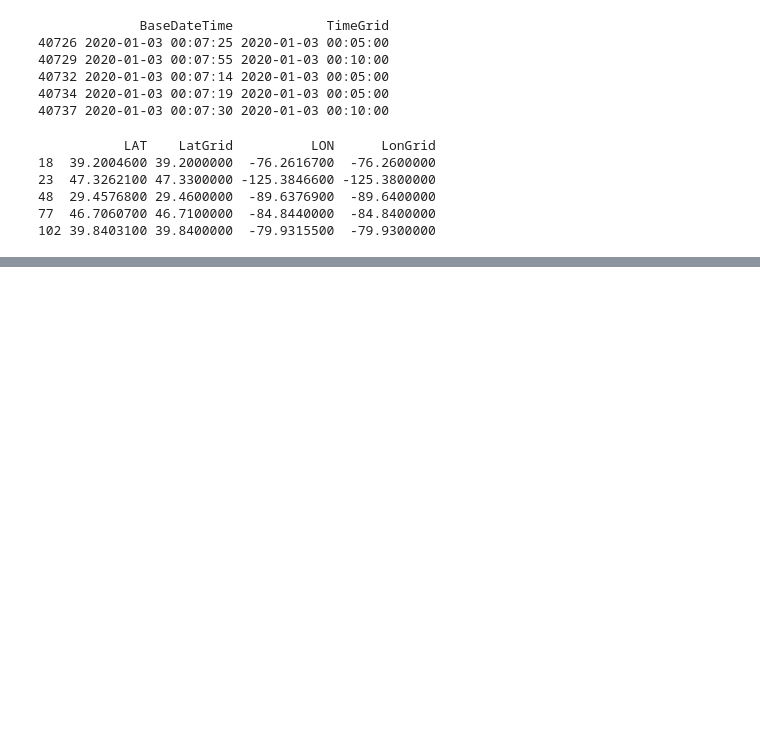
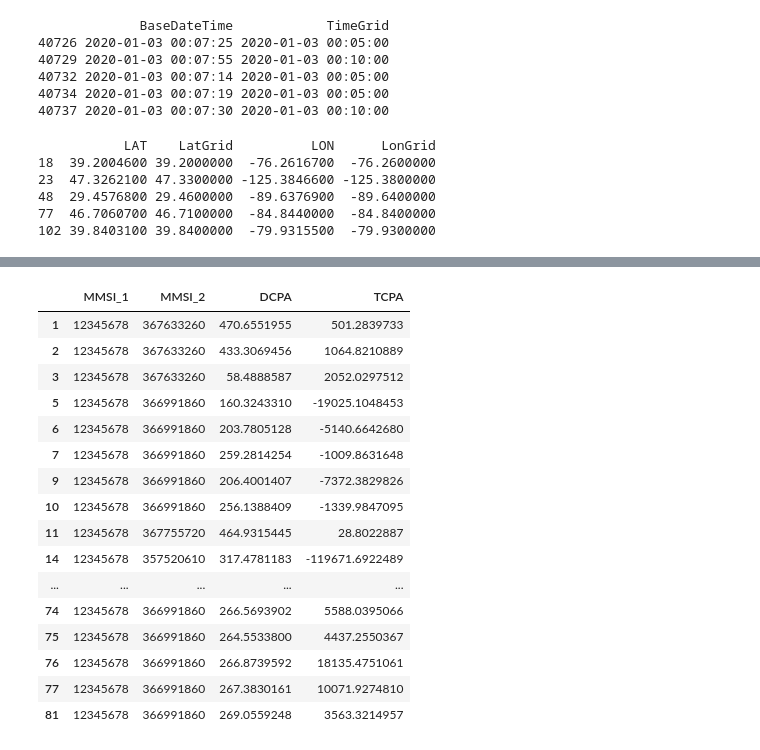
Before and after one commit to burakltnds/Telemetri_Verileriyle_Carpisma_Risk_Analizi, a Jupyter notebook: gemi_telemetri_verileriyle_carpisma_risk_analizi.ipynb, the cells around one changed output, grey strips where cells are left out. Saved outputs shown, nothing was run; the diff lists cells and outputs as text; code cells hidden in the pictures; blank space fills up the shorter version.

```diff
--- a/gemi_telemetri_verileriyle_carpisma_risk_analizi.ipynb
+++ b/gemi_telemetri_verileriyle_carpisma_risk_analizi.ipynb
@@ -520,0 +601,41 @@ clean_df.describe()
+# %%
+dY = (pairs_df["LAT_2"] - pairs_df["LAT_1"]) * 111320
+dX = (pairs_df["LON_2"] - pairs_df["LON_1"]) * 111320 * np.cos(np.radians(pairs_df["LAT_1"]))
+
+v1_ms = pairs_df["SOG_1"] * 0.514444
+vx1 = v1_ms * np.sin(np.radians(pairs_df["COG_1"]))
+vy1 = v1_ms * np.cos(np.radians(pairs_df["COG_1"]))
+
+v2_ms = pairs_df["SOG_2"] * 0.514444
+vx2 = v2_ms * np.sin(np.radians(pairs_df["COG_2"]))
+vy2 = v2_ms * np.cos(np.radians(pairs_df["COG_2"]))
+
+dVx = vx2 - vx1
+dVy = vy2 - vy1
+v_rel_sq = dVx**2 + dVy**2
+
+v_rel_sq = np.where(v_rel_sq == 0, 1e-6, v_rel_sq)
+
+pairs_df["TCPA"] = -(dX * dVx + dY * dVy) / v_rel_sq
+
+pairs_df["DCPA"] = np.sqrt((dX + dVx * pairs_df["TCPA"])**2 + (dY + dVy * pairs_df["TCPA"])**2)
+
+display(pairs_df[["MMSI_1", "MMSI_2", "DCPA", "TCPA"]].head(50))
+# %% [output]
+|  | MMSI_1 | MMSI_2 | DCPA | TCPA |
+| 1 | 12345678 | 367633260 | 470.6551955 | 501.2839733 |
+| 2 | 12345678 | 367633260 | 433.3069456 | 1064.8210889 |
+| 3 | 12345678 | 367633260 | 58.4888587 | 2052.0297512 |
+| 5 | 12345678 | 366991860 | 160.3243310 | -19025.1048453 |
+| 6 | 12345678 | 366991860 | 203.7805128 | -5140.6642680 |
+| 7 | 12345678 | 366991860 | 259.2814254 | -1009.8631648 |
+| 9 | 12345678 | 366991860 | 206.4001407 | -7372.3829826 |
+| 10 | 12345678 | 366991860 | 256.1388409 | -1339.9847095 |
+| 11 | 12345678 | 367755720 | 464.9315445 | 28.8022887 |
+| 14 | 12345678 | 357520610 | 317.4781183 | -119671.6922489 |
+| ... | ... | ... | ... | ... |
+| 74 | 12345678 | 366991860 | 266.5693902 | 5588.0395066 |
+| 75 | 12345678 | 366991860 | 264.5533800 | 4437.2550367 |
+| 76 | 12345678 | 366991860 | 266.8739592 | 18135.4751061 |
+| 77 | 12345678 | 366991860 | 267.3830161 | 10071.9274810 |
+| 81 | 12345678 | 366991860 | 269.0559248 | 3563.3214957 |
```
Also changed, not shown: parts of 14 cells of this notebook.
